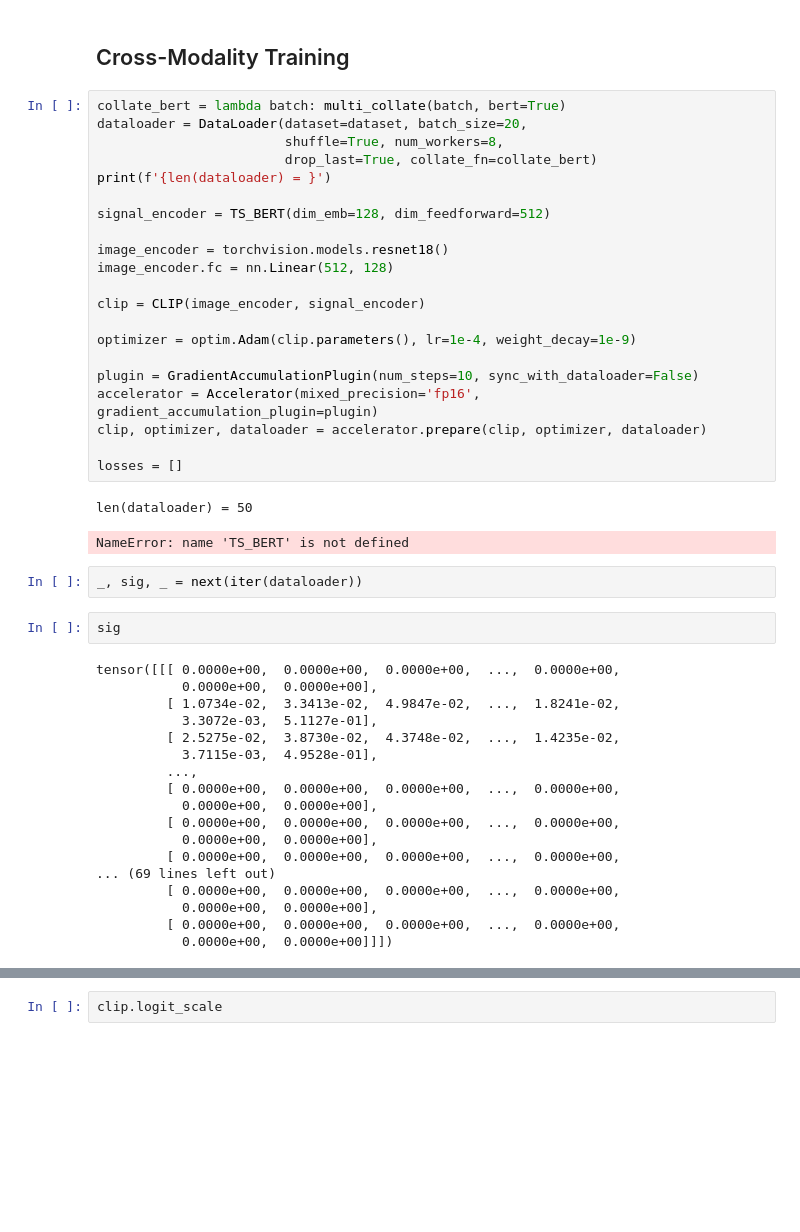
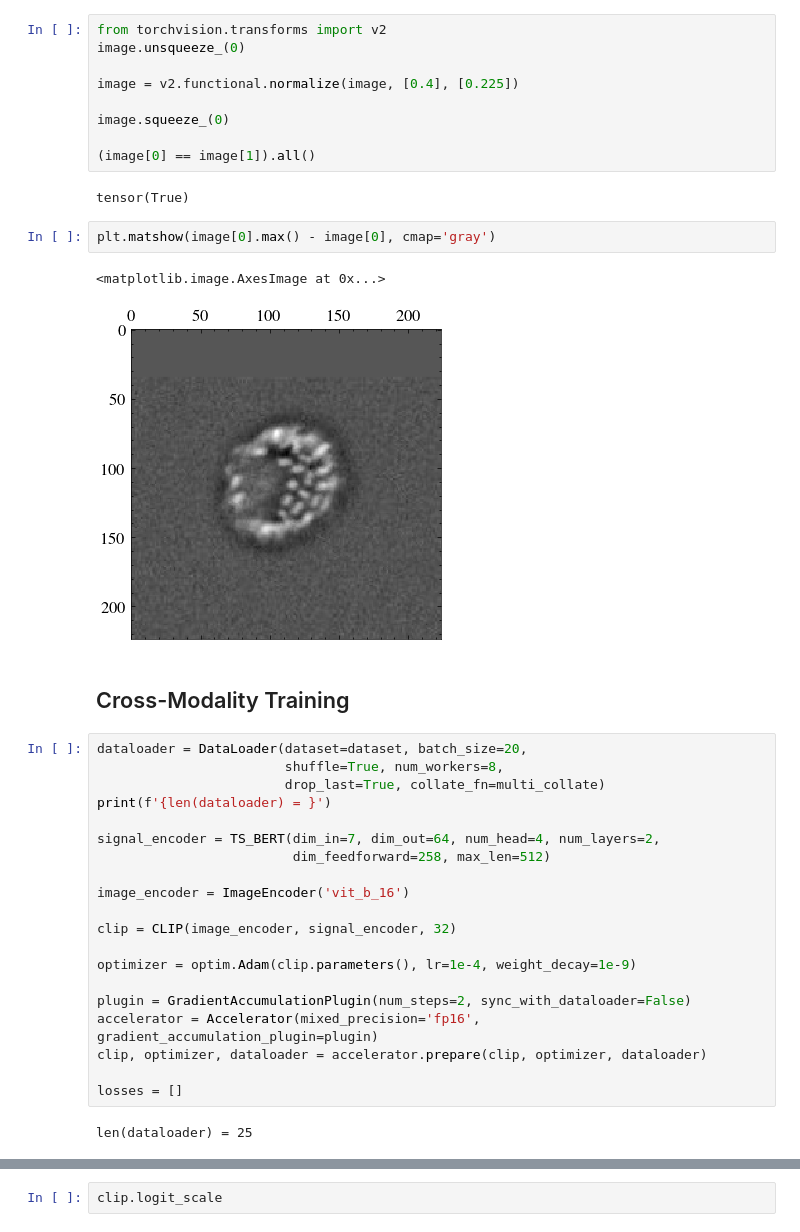
Before and after one commit to imveikka/multimodal_plankton_recognition, a Jupyter notebook: sandbox.ipynb, the cells around one changed output, grey strips where cells are left out. Saved outputs shown, nothing was run; the diff lists cells and outputs as text; blank space fills up the shorter version.

Commit message:
clip update

```diff
--- a/sandbox.ipynb
+++ b/sandbox.ipynb
@@ -63,48 +69,40 @@ dataset.X[ix]
+# %%
+from torchvision.transforms import v2
+image.unsqueeze_(0)
+
+image = v2.functional.normalize(image, [0.4], [0.225])
+
+image.squeeze_(0)
+
+(image[0] == image[1]).all()
+# %% [output]
+tensor(True)
+# %%
+plt.matshow(image[0].max() - image[0], cmap='gray')
+# %% [output]
+<matplotlib.image.AxesImage at 0x...>
+[figure, added]
 # %% [markdown]
 ## Cross-Modality Training
 # %%
-collate_bert = lambda batch: multi_collate(batch, bert=True)
 dataloader = DataLoader(dataset=dataset, batch_size=20,
                         shuffle=True, num_workers=8,
-                        drop_last=True, collate_fn=collate_bert)
+                        drop_last=True, collate_fn=multi_collate)
 print(f'{len(dataloader) = }')
 
-signal_encoder = TS_BERT(dim_emb=128, dim_feedforward=512)
+signal_encoder = TS_BERT(dim_in=7, dim_out=64, num_head=4, num_layers=2,
+                         dim_feedforward=258, max_len=512)
 
-image_encoder = torchvision.models.resnet18()
-image_encoder.fc = nn.Linear(512, 128)
+image_encoder = ImageEncoder('vit_b_16')
 
-clip = CLIP(image_encoder, signal_encoder)
+clip = CLIP(image_encoder, signal_encoder, 32)
 
 optimizer = optim.Adam(clip.parameters(), lr=1e-4, weight_decay=1e-9)
 
-plugin = GradientAccumulationPlugin(num_steps=10, sync_with_dataloader=False)
+plugin = GradientAccumulationPlugin(num_steps=2, sync_with_dataloader=False)
 accelerator = Accelerator(mixed_precision='fp16', gradient_accumulation_plugin=plugin)
 clip, optimizer, dataloader = accelerator.prepare(clip, optimizer, dataloader)
 
 losses = []
 # %% [output]
-len(dataloader) = 50
+len(dataloader) = 25
-NameError: name 'TS_BERT' is not defined
-# %%
-_, sig, _ = next(iter(dataloader))
-# %%
-sig
-# %% [output]
-tensor([[[ 0.0000e+00,  0.0000e+00,  0.0000e+00,  ...,  0.0000e+00,
-           0.0000e+00,  0.0000e+00],
-         [ 1.0734e-02,  3.3413e-02,  4.9847e-02,  ...,  1.8241e-02,
-           3.3072e-03,  5.1127e-01],
-         [ 2.5275e-02,  3.8730e-02,  4.3748e-02,  ...,  1.4235e-02,
-           3.7115e-03,  4.9528e-01],
-         ...,
-         [ 0.0000e+00,  0.0000e+00,  0.0000e+00,  ...,  0.0000e+00,
-           0.0000e+00,  0.0000e+00],
-         [ 0.0000e+00,  0.0000e+00,  0.0000e+00,  ...,  0.0000e+00,
-           0.0000e+00,  0.0000e+00],
-         [ 0.0000e+00,  0.0000e+00,  0.0000e+00,  ...,  0.0000e+00,
-... (69 lines left out)
-         [ 0.0000e+00,  0.0000e+00,  0.0000e+00,  ...,  0.0000e+00,
-           0.0000e+00,  0.0000e+00],
-         [ 0.0000e+00,  0.0000e+00,  0.0000e+00,  ...,  0.0000e+00,
-           0.0000e+00,  0.0000e+00]]])
```
Also changed, not shown: parts of 10 cells of this notebook, 4 other files.
